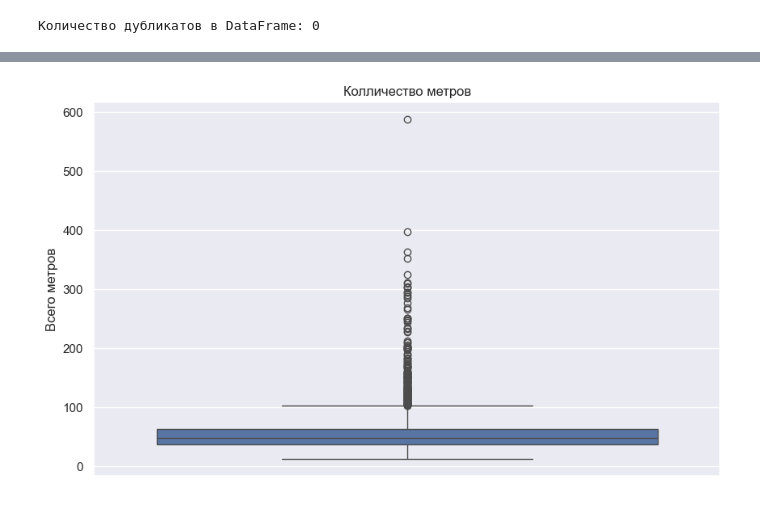
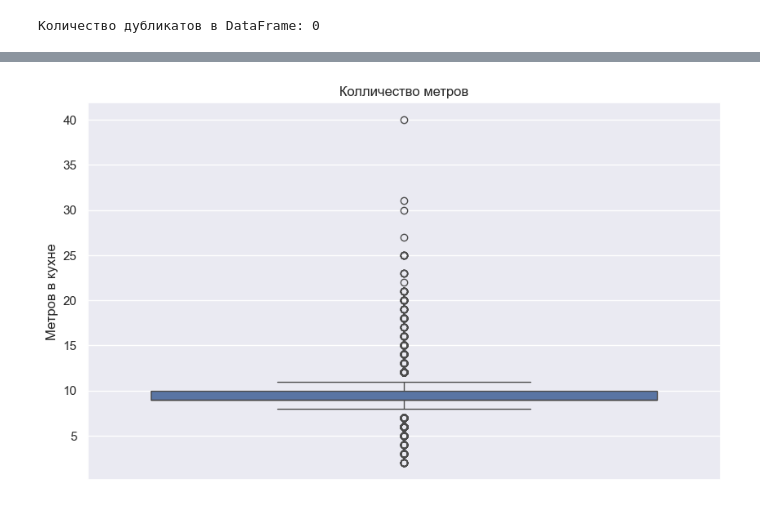
Before and after one commit to darinbtw/intensiv1, a Jupyter notebook: ANALYS.ipynb, the cells around one changed output, grey strips where cells are left out. Saved outputs shown, nothing was run; the diff lists cells and outputs as text; code cells hidden in the pictures.

```diff
--- a/ANALYS.ipynb
+++ b/ANALYS.ipynb
@@ -384,0 +448,11 @@ memory usage: 844.3+ KB
+# %%
+Q1 = df_clean['total_meters'].quantile(0.25)
+Q3 = df_clean['total_meters'].quantile(0.75)
+IQR = Q3 - Q1
+
+# Определяем границы для выбросов
+lower_bound = Q1 - 1.2 * IQR
+upper_bound = Q3 + 1.2 * IQR
+
+# Оставляем данные без выбросов
+df_clean = df_clean[(df_clean['total_meters'] >= lower_bound) & (df_clean['total_meters'] <= upper_bound)]
@@ -422,14 +495,0 @@ check_null_price
-# %%
-df_clean.drop(115, inplace=True)
-df_clean.drop(499, inplace=True)
-df_clean.drop(579, inplace=True)
-df_clean.drop(598, inplace=True)
-df_clean.drop(738, inplace=True)
-df_clean.drop(927, inplace=True)
-df_clean.drop(1040, inplace=True)
-df_clean.drop(1103, inplace=True)
-df_clean.drop(3027, inplace=True)
-df_clean.drop(3053, inplace=True)
-df_clean.drop(3498, inplace=True)
-df_clean.drop(3946, inplace=True)
-df_clean.drop(5841, inplace=True)
@@ -501,0 +542,11 @@ plt.show()
+# %%
+Q1 = df_clean['price'].quantile(0.25)
+Q3 = df_clean['price'].quantile(0.75)
+IQR = Q3 - Q1
+
+# Определяем границы для выбросов
+lower_bound = Q1 - 0.7 * IQR
+upper_bound = Q3 + 0.7 * IQR
+
+# Оставляем данные без выбросов
+df_clean = df_clean[(df_clean['price'] >= lower_bound) & (df_clean['price'] <= upper_bound)]
@@ -564,5 +623,5 @@ array([1917, 1975, 2006, 1968, 2009, 1969, 1980, 1990, 1964, 2025, 2015,
 # %%
-df_clean = df_clean[(df_clean['year_of_construction'] >= 1980) & (df_clean['year_of_construction'] <= 2024)]
+df_clean = df_clean[(df_clean['year_of_construction'] >= 1987) & (df_clean['year_of_construction'] <= 2024)]
 # %%
 df_clean['year_of_construction'].unique()
 # %% [output]
@@ -698,13 +781,13 @@ Name: kitchen_meters, dtype: int64
 # %%
-# Создание boxplot для цен по годам
+
 plt.figure(figsize=(10, 6))
-sns.boxplot(y='total_meters', data=df_clean)
+sns.boxplot(y='kitchen_meters', data=df_clean)
 
 # Настройка графика
 plt.title("Колличество метров")
-plt.ylabel("Всего метров")
+plt.ylabel("Метров в кухне")
 
 
 plt.show()
 # %% [output]
-[figure, old version]
+[figure, new version]
```
Also changed, not shown: parts of 53 cells of this notebook, 2 other files.
